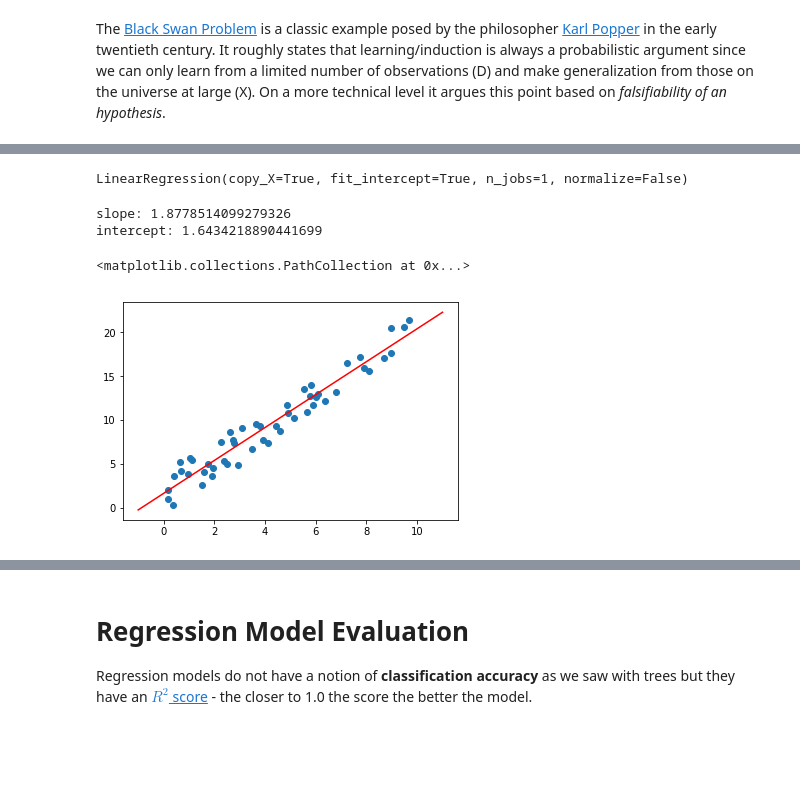
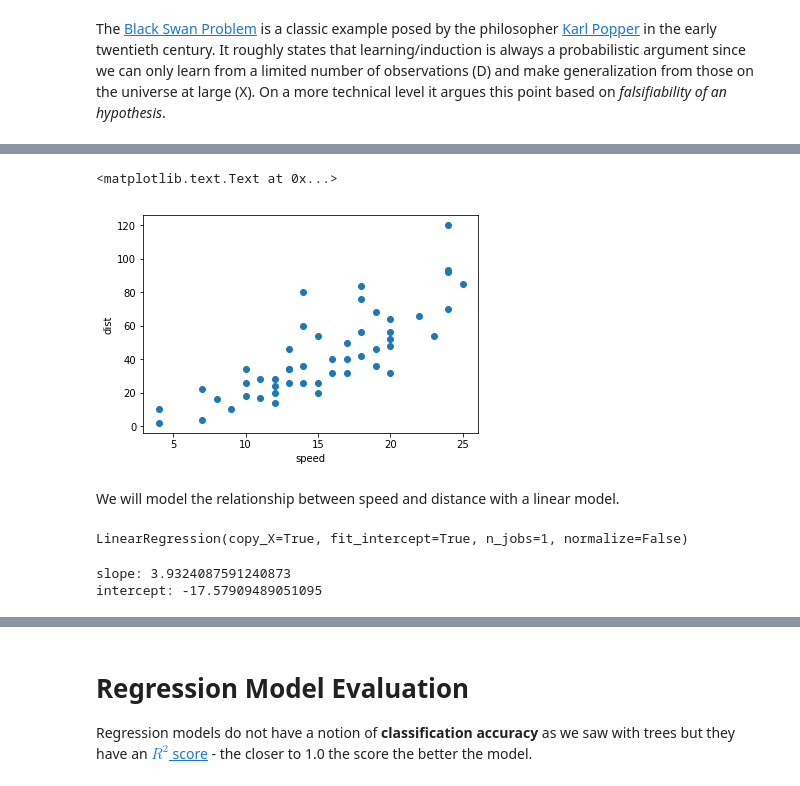
Before and after one commit to lutzhamel/CSC310, a Jupyter notebook: notes/10-models.ipynb, the cells around one changed output, grey strips where cells are left out. Cells and saved outputs as stored; diff of their text form; code cells hidden in the pictures; blank space fills up the shorter version.

```diff
--- a/notes/10-models.ipynb
+++ b/notes/10-models.ipynb
@@ -94,0 +144,3 @@ plt.scatter(x,y)
+# %%
+cars_df = pandas.read_csv("assets/cars.csv")
+cars_df.head()
@@ -95,3 +154,12 @@ plt.scatter(x,y)
+# %%
+plt.scatter(cars_df['speed'],cars_df['dist'])
+plt.xlabel('speed')
+plt.ylabel('dist')
+# %% [output]
+<matplotlib.text.Text at 0x...>
+[figure, added]
+# %% [markdown]
+We will model the relationship between speed and distance with a linear model.
 # %%
 # pick model
 from sklearn.linear_model import LinearRegression
@@ -101,17 +171,8 @@ model.fit(x, y)
 LinearRegression(copy_X=True, fit_intercept=True, n_jobs=1, normalize=False)
 # %%
 # look at the model parameters
-print("slope: {}".format(model.coef_[0][0]))
-print("intercept: {}".format(model.intercept_[0]))
+print("slope: {}".format(model.coef_[0]))
+print("intercept: {}".format(model.intercept_))
 # %% [output]
-slope: 1.8778514099279326
-intercept: 1.6434218890441699
+slope: 3.9324087591240873
+intercept: -17.57909489051095
-# %%
-# plot the model
-fig, ax = plt.subplots()
-x_ticks = pandas.DataFrame([i for i in range(-1, 12)]) # generate the x-ticks
-ax.plot(x_ticks, model.coef_[0][0] * x_ticks + model.intercept_[0], color='red')
-ax.scatter(x, y)
-# %% [output]
-<matplotlib.collections.PathCollection at 0x...>
-[figure, removed]
```
Also changed, not shown: parts of 38 cells of this notebook, 2 other files.
